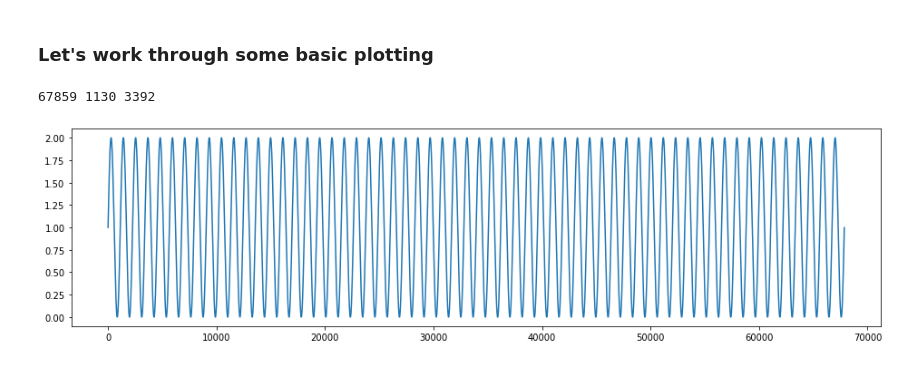
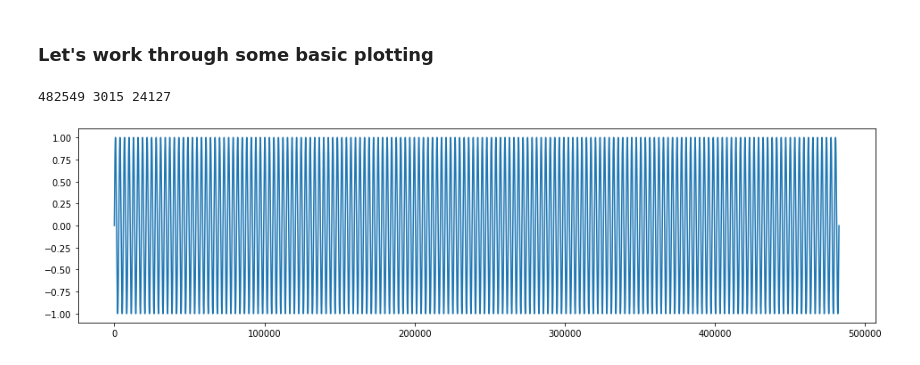
Before and after one commit to pvwoods/elko, a Jupyter notebook: notebooks/ms-stft.ipynb, the cells around one changed output. Saved outputs shown, nothing was run; the diff lists cells and outputs as text; code cells hidden in the pictures.

```diff
--- a/notebooks/ms-stft.ipynb
+++ b/notebooks/ms-stft.ipynb
@@ -8,27 +8,27 @@ import random
 ### Let's work through some basic plotting
 # %%
 RAD = np.pi * 2
-PERIODS = 3
+PERIODS = 8
 INTERVALS = 20 # we can think of interval as seconds
 TOTAL_PERIODS = PERIODS * INTERVALS
 RESOLUTION = 3 # can be used to get additional steps in the graph / higher resolution
 STEP_SIZE = 1 / (TOTAL_PERIODS * RESOLUTION)
 
 rad_increments = np.arange(0, RAD * TOTAL_PERIODS, STEP_SIZE)
 
 # make increments length rounded to nearest 100
 #cut_off = rad_increments.shape[0] % 100
 #rad_increments = rad_increments[:-cut_off]
 TOTAL_RAD_INCREMENTS = rad_increments.shape[0]
 RAD_INCREMENTS_PER_PERIOD = TOTAL_RAD_INCREMENTS // TOTAL_PERIODS
 RAD_INCREMENTS_PER_INTERVAL = TOTAL_RAD_INCREMENTS // INTERVALS
 print(TOTAL_RAD_INCREMENTS, RAD_INCREMENTS_PER_PERIOD, RAD_INCREMENTS_PER_INTERVAL)
 
-signal = np.sin(rad_increments) + 1
+signal = np.sin(rad_increments)
 
 # plot over time
 plt.figure(figsize=(16,4))
 plt.plot(signal);
 # %% [output]
-67859 1130 3392
+482549 3015 24127
-[figure, old version]
+[figure, new version]
```
Also changed, not shown: parts of 13 cells of this notebook.
